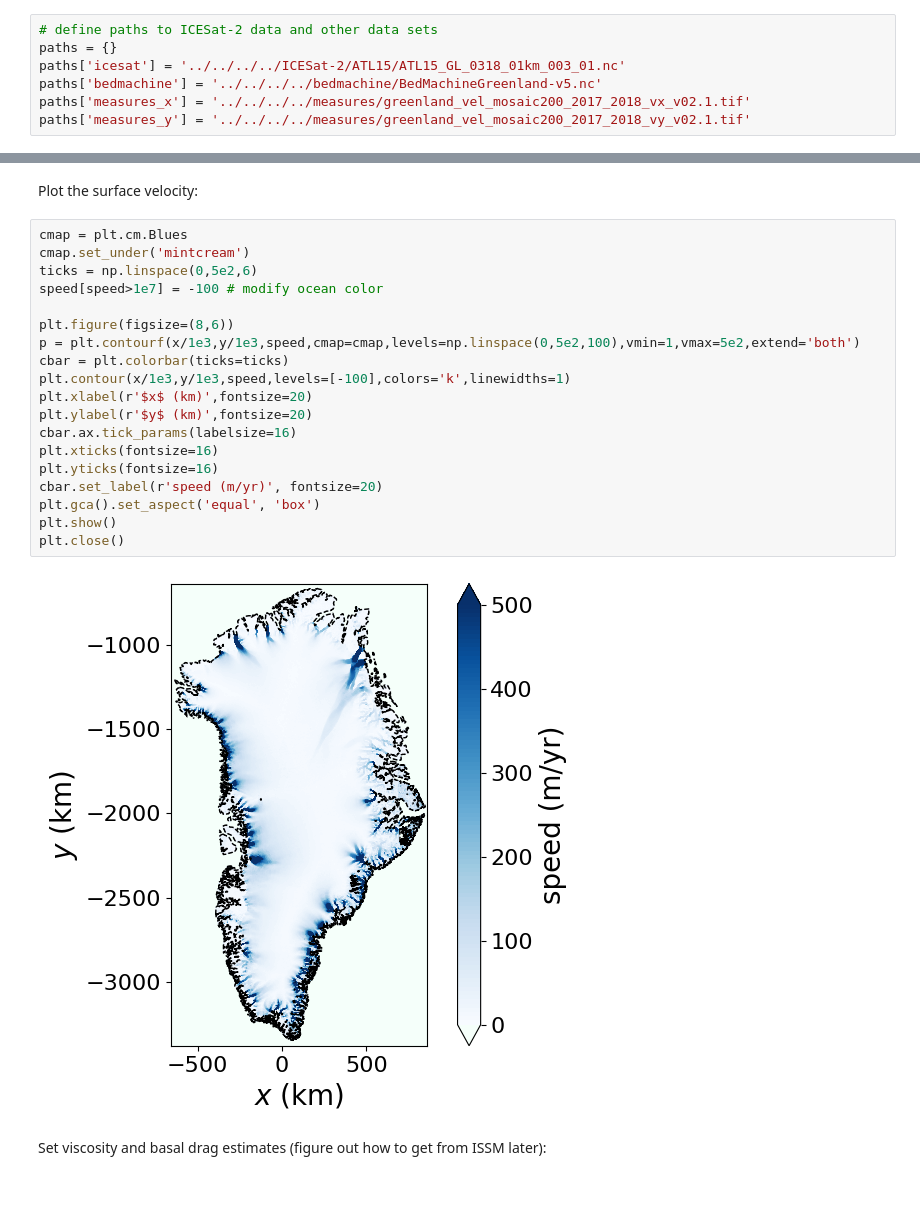
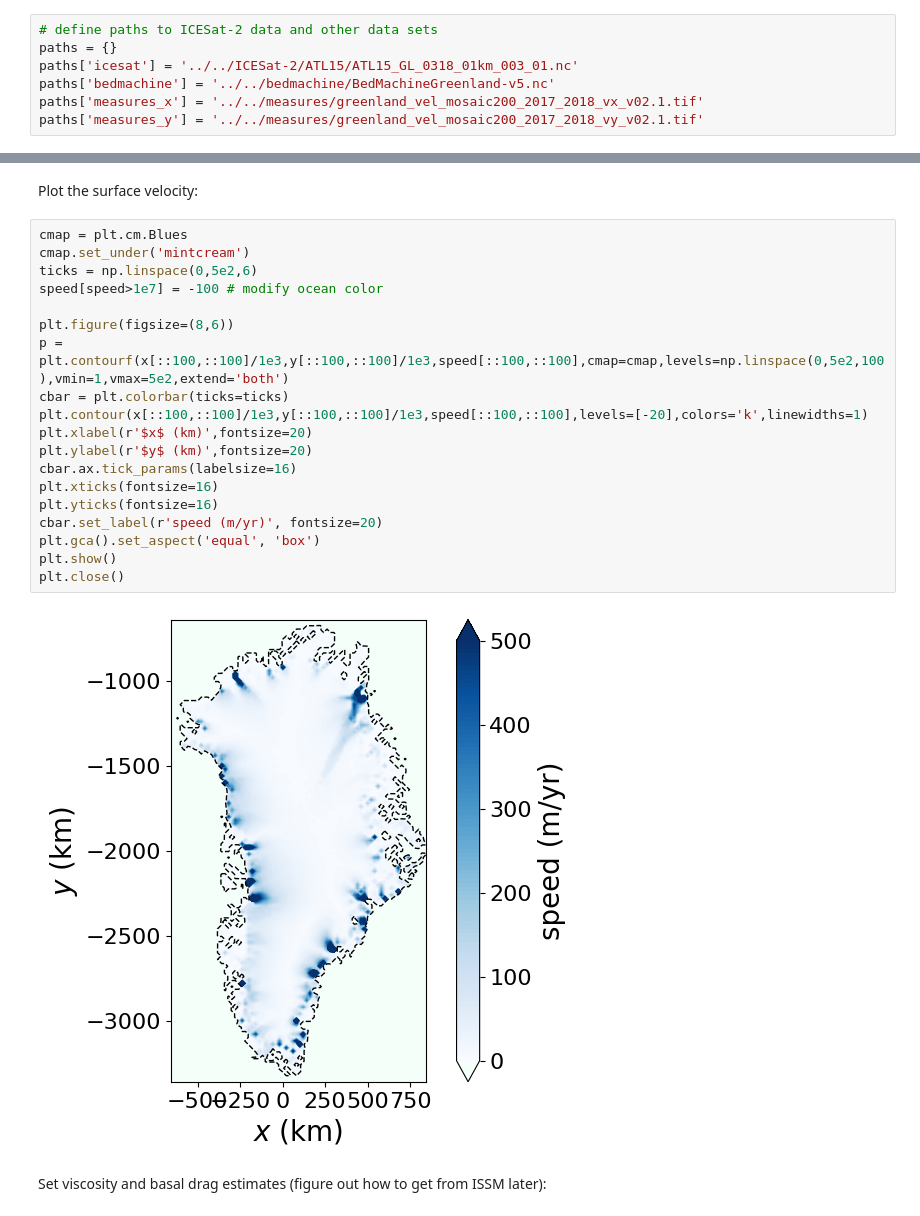
Before and after one commit to agstub/greenland-lakes, a Jupyter notebook: notebooks/example.ipynb, the cells around one changed output, grey strips where cells are left out. Saved outputs shown, nothing was run; the diff lists cells and outputs as text.

Commit message:
modified example notebok and plotting script

```diff
--- a/notebooks/example.ipynb
+++ b/notebooks/example.ipynb
@@ -21,10 +27,10 @@ lake_name = metavars.lake_name
 # %%
 # define paths to ICESat-2 data and other data sets
 paths = {}
-paths['icesat'] = '../../../../ICESat-2/ATL15/ATL15_GL_0318_01km_003_01.nc'
-paths['bedmachine'] = '../../../../bedmachine/BedMachineGreenland-v5.nc'
-paths['measures_x'] = '../../../../measures/greenland_vel_mosaic200_2017_2018_vx_v02.1.tif'
-paths['measures_y'] = '../../../../measures/greenland_vel_mosaic200_2017_2018_vy_v02.1.tif'
+paths['icesat'] = '../../ICESat-2/ATL15/ATL15_GL_0318_01km_003_01.nc'
+paths['bedmachine'] = '../../bedmachine/BedMachineGreenland-v5.nc'
+paths['measures_x'] = '../../measures/greenland_vel_mosaic200_2017_2018_vx_v02.1.tif'
+paths['measures_y'] = '../../measures/greenland_vel_mosaic200_2017_2018_vy_v02.1.tif'
 # %%
 # load ICESat-2 ATL15 data set
 fn = paths['icesat']
@@ -306,24 +318,24 @@ Plot the surface velocity:
 # %%
 cmap = plt.cm.Blues
 cmap.set_under('mintcream')
 ticks = np.linspace(0,5e2,6)
 speed[speed>1e7] = -100 # modify ocean color
 
 plt.figure(figsize=(8,6))
-p = plt.contourf(x/1e3,y/1e3,speed,cmap=cmap,levels=np.linspace(0,5e2,100),vmin=1,vmax=5e2,extend='both')
+p = plt.contourf(x[::100,::100]/1e3,y[::100,::100]/1e3,speed[::100,::100],cmap=cmap,levels=np.linspace(0,5e2,100),vmin=1,vmax=5e2,extend='both')
 cbar = plt.colorbar(ticks=ticks)
-plt.contour(x/1e3,y/1e3,speed,levels=[-100],colors='k',linewidths=1)
+plt.contour(x[::100,::100]/1e3,y[::100,::100]/1e3,speed[::100,::100],levels=[-20],colors='k',linewidths=1)
 plt.xlabel(r'$x$ (km)',fontsize=20)
 plt.ylabel(r'$y$ (km)',fontsize=20)
 cbar.ax.tick_params(labelsize=16)
 plt.xticks(fontsize=16)
 plt.yticks(fontsize=16)
 cbar.set_label(r'speed (m/yr)', fontsize=20)
 plt.gca().set_aspect('equal', 'box')
 plt.show()
 plt.close()
 # %% [output]
-[figure, old version]
+[figure, new version]
 # %% [markdown]
 Set viscosity and basal drag estimates (figure out how to get from ISSM later):
 # %%
```
Also changed, not shown: parts of 20 cells of this notebook, 3 other files.
